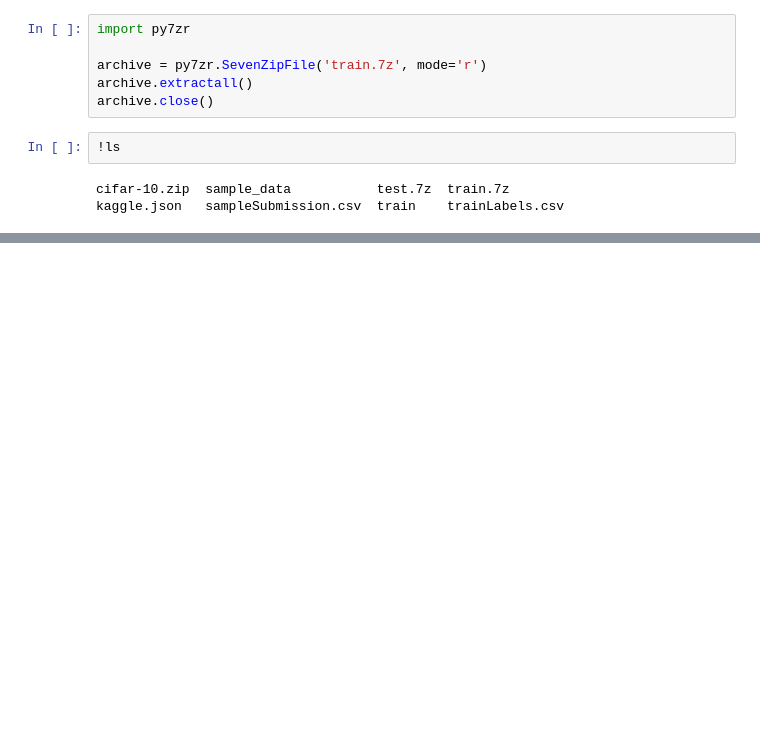
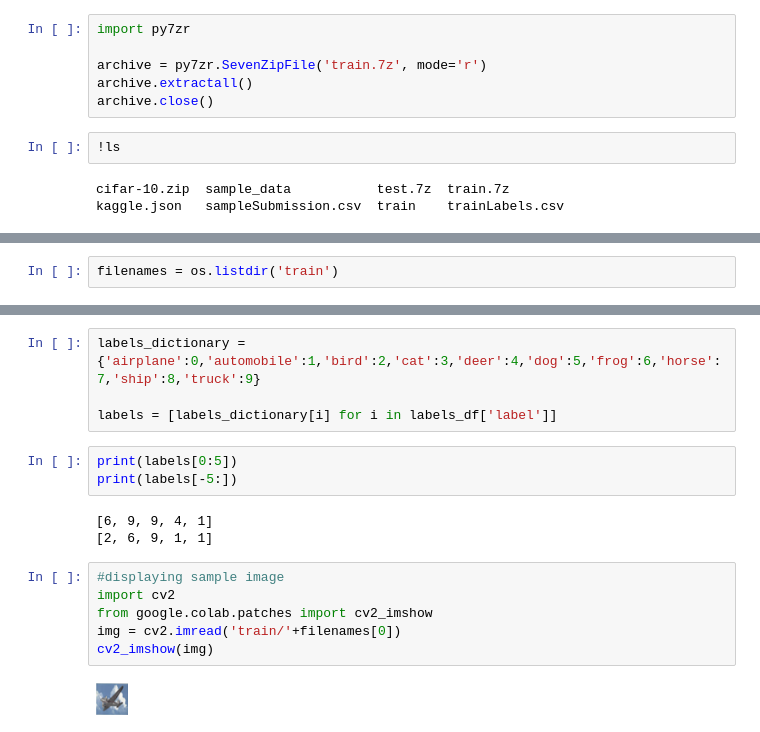
Before and after one commit to Pruthvirajsinh-Zala/DL-projects, a Jupyter notebook: CIFAR-10 Object Recognition/CIFAR_10_Object_Recognition_using_ResNet50.ipynb, the cells around one changed output, grey strips where cells are left out. Cells and saved outputs as stored; diff of their text form; blank space fills up the shorter version.

```diff
--- a/CIFAR-10 Object Recognition/CIFAR_10_Object_Recognition_using_ResNet50.ipynb
+++ b/CIFAR-10 Object Recognition/CIFAR_10_Object_Recognition_using_ResNet50.ipynb
@@ -75,0 +85,2 @@ kaggle.json   sampleSubmission.csv  train    trainLabels.csv
+# %%
+filenames = os.listdir('train')
@@ -75,0 +167,18 @@ kaggle.json   sampleSubmission.csv  train    trainLabels.csv
+# %%
+labels_dictionary = {'airplane':0,'automobile':1,'bird':2,'cat':3,'deer':4,'dog':5,'frog':6,'horse':7,'ship':8,'truck':9}
+
+labels = [labels_dictionary[i] for i in labels_df['label']]
+# %%
+print(labels[0:5])
+print(labels[-5:])
+# %% [output]
+[6, 9, 9, 4, 1]
+[2, 6, 9, 1, 1]
+# %%
+#displaying sample image
+import cv2
+from google.colab.patches import cv2_imshow
+img = cv2.imread('train/'+filenames[0])
+cv2_imshow(img)
+# %% [output]
+[figure, added]
```
Also changed, not shown: parts of 40 cells of this notebook.
